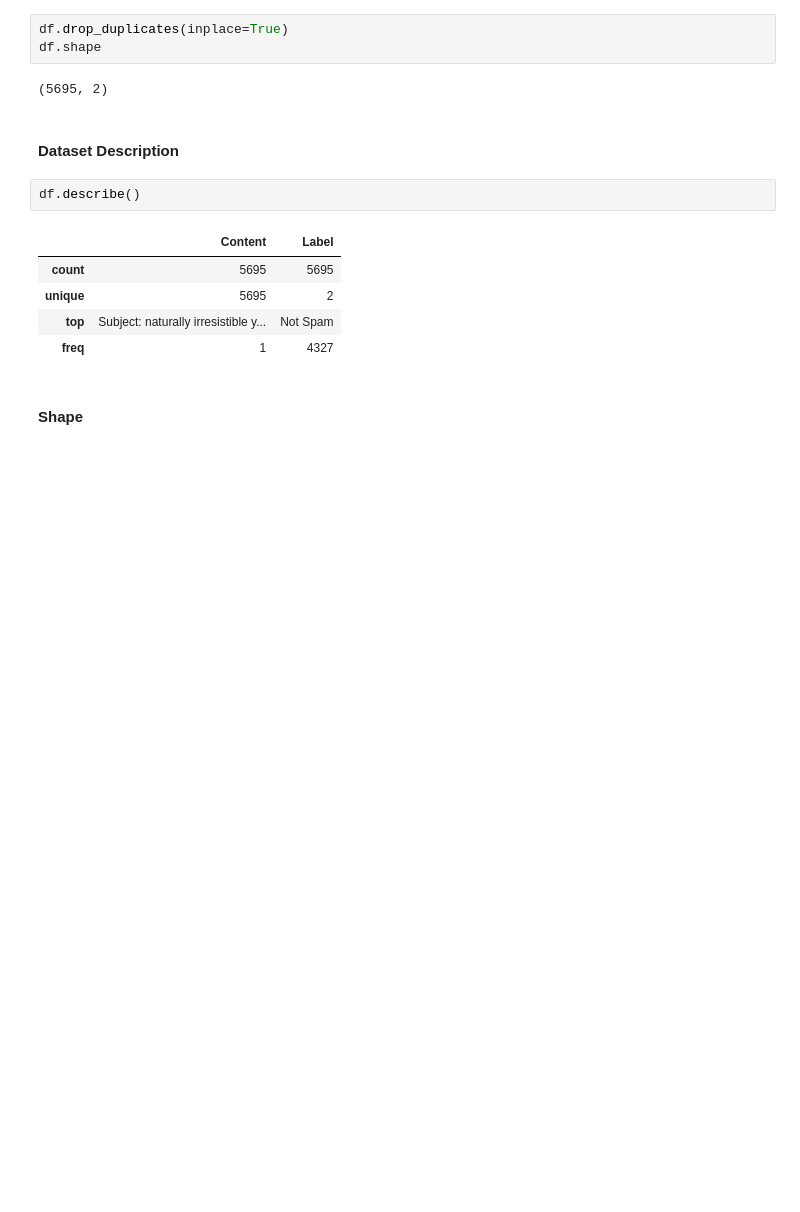
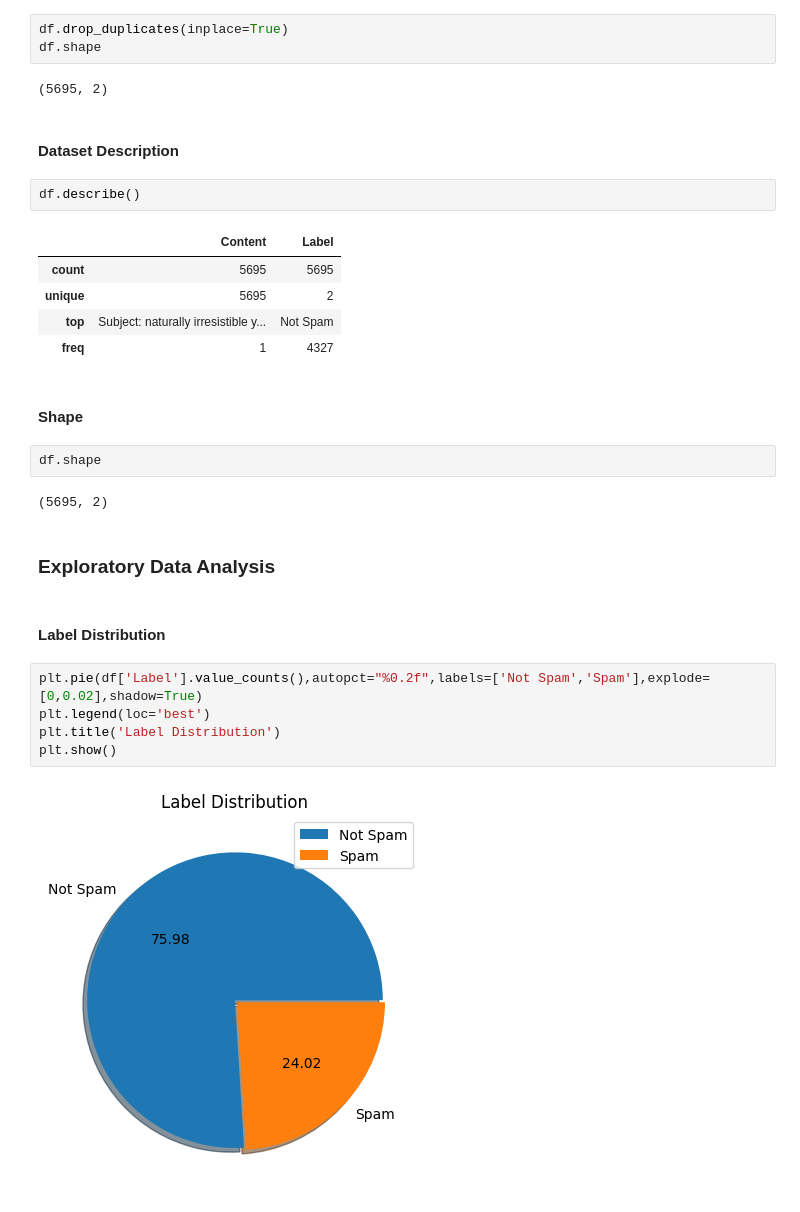
Before and after one commit to RampageousRJ/Spam-Email-Detection, a Jupyter notebook: model/model.ipynb, the cells around one changed output. Cells and saved outputs as stored; diff of their text form; blank space fills up the shorter version.

```diff
--- a/model/model.ipynb
+++ b/model/model.ipynb
@@ -64,3 +71,18 @@ df.describe()
 | freq | 1 | 4327 |
 # %% [markdown]
 #### Shape
+# %%
+df.shape
+# %% [output]
+(5695, 2)
+# %% [markdown]
+### Exploratory Data Analysis
+# %% [markdown]
+#### Label Distribution
+# %%
+plt.pie(df['Label'].value_counts(),autopct="%0.2f",labels=['Not Spam','Spam'],explode=[0,0.02],shadow=True)
+plt.legend(loc='best')
+plt.title('Label Distribution')
+plt.show()
+# %% [output]
+[figure, added]
```
Also changed, not shown: parts of 30 cells of this notebook, 4 other files.
